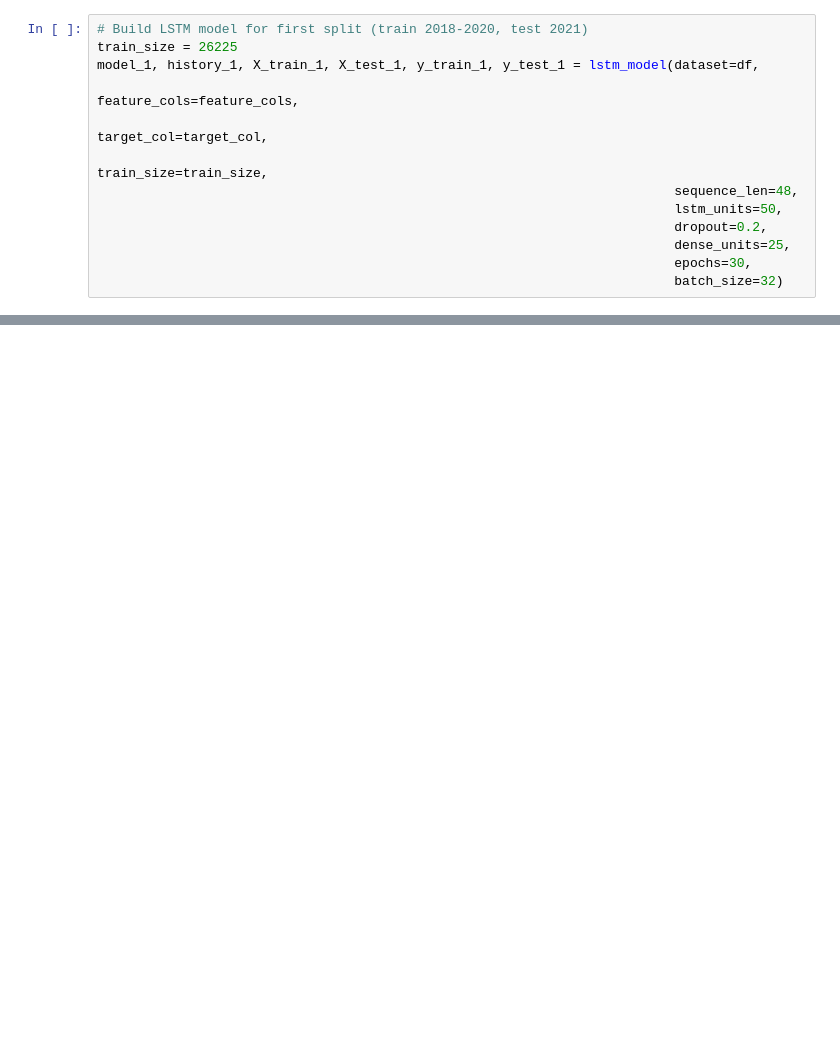
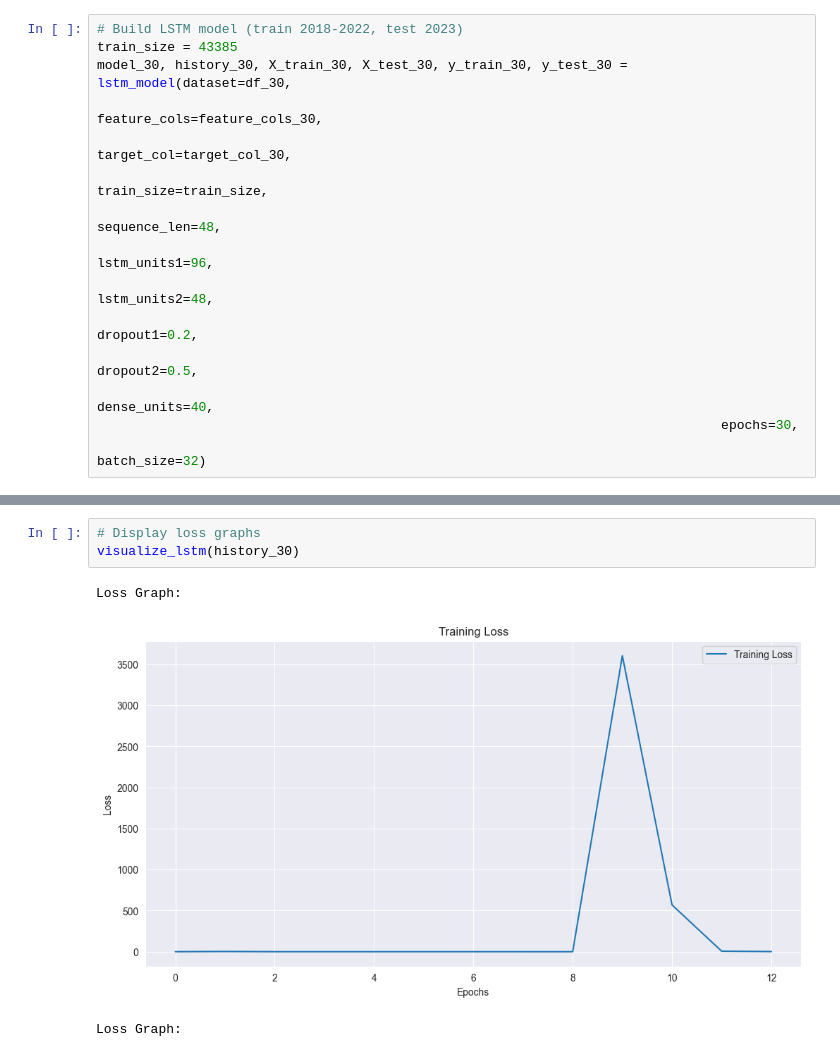
Before and after one commit to alessbressan/electricty_trading, a Jupyter notebook: lstm/lstm_model.ipynb, the cells around one changed output, grey strips where cells are left out. Drawn from its saved outputs; the diff is of its cells as text; blank space fills up the shorter version.

```diff
--- a/lstm/lstm_model.ipynb
+++ b/lstm/lstm_model.ipynb
@@ -101,16 +235,18 @@ def lstm_model(dataset, feature_cols, target_col, train_size, sequence_len=48, l
 # %%
-# Build LSTM model for first split (train 2018-2020, test 2021)
-train_size = 26225
-model_1, history_1, X_train_1, X_test_1, y_train_1, y_test_1 = lstm_model(dataset=df,
-                                                                          feature_cols=feature_cols,
-                                                                          target_col=target_col,
-                                                                          train_size=train_size,
-                                                                          sequence_len=48,
-                                                                          lstm_units=50,
-                                                                          dropout=0.2,
-                                                                          dense_units=25,
-                                                                          epochs=30,
-                                                                          batch_size=32)
+# Build LSTM model (train 2018-2022, test 2023)
+train_size = 43385
+model_30, history_30, X_train_30, X_test_30, y_train_30, y_test_30 = lstm_model(dataset=df_30,
+                                                                                feature_cols=feature_cols_30,
+                                                                                target_col=target_col_30,
+                                                                                train_size=train_size,
+                                                                                sequence_len=48,
+                                                                                lstm_units1=96,
+                                                                                lstm_units2=48,
+                                                                                dropout1=0.2,
+                                                                                dropout2=0.5,
+                                                                                dense_units=40,
+                                                                                epochs=30,
+                                                                                batch_size=32)
 # %% [output]
 Fitting the model:
 Epoch 1/30
@@ -131,0 +270,7 @@ Epoch 30/30
+# %%
+# Display loss graphs
+visualize_lstm(history_30)
+# %% [output]
+Loss Graph:
+[figure, added]
+Loss Graph:
```
Also changed, not shown: parts of 35 cells of this notebook.
